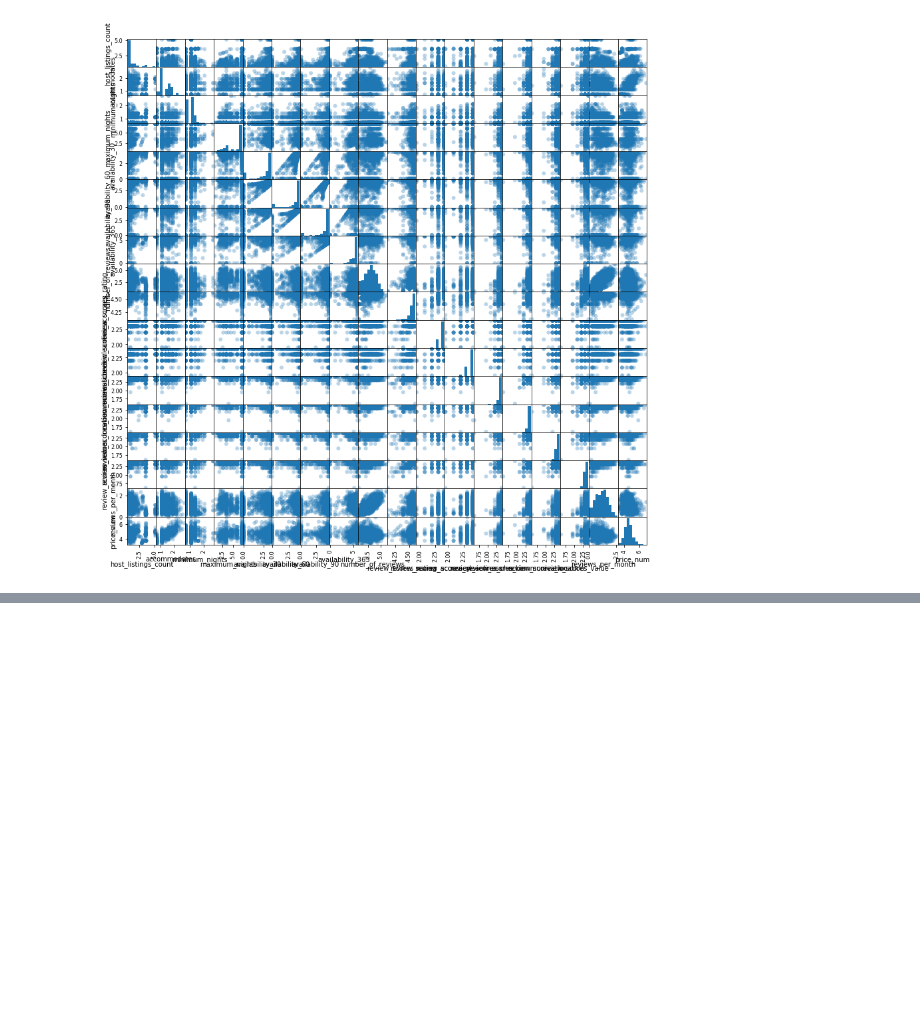
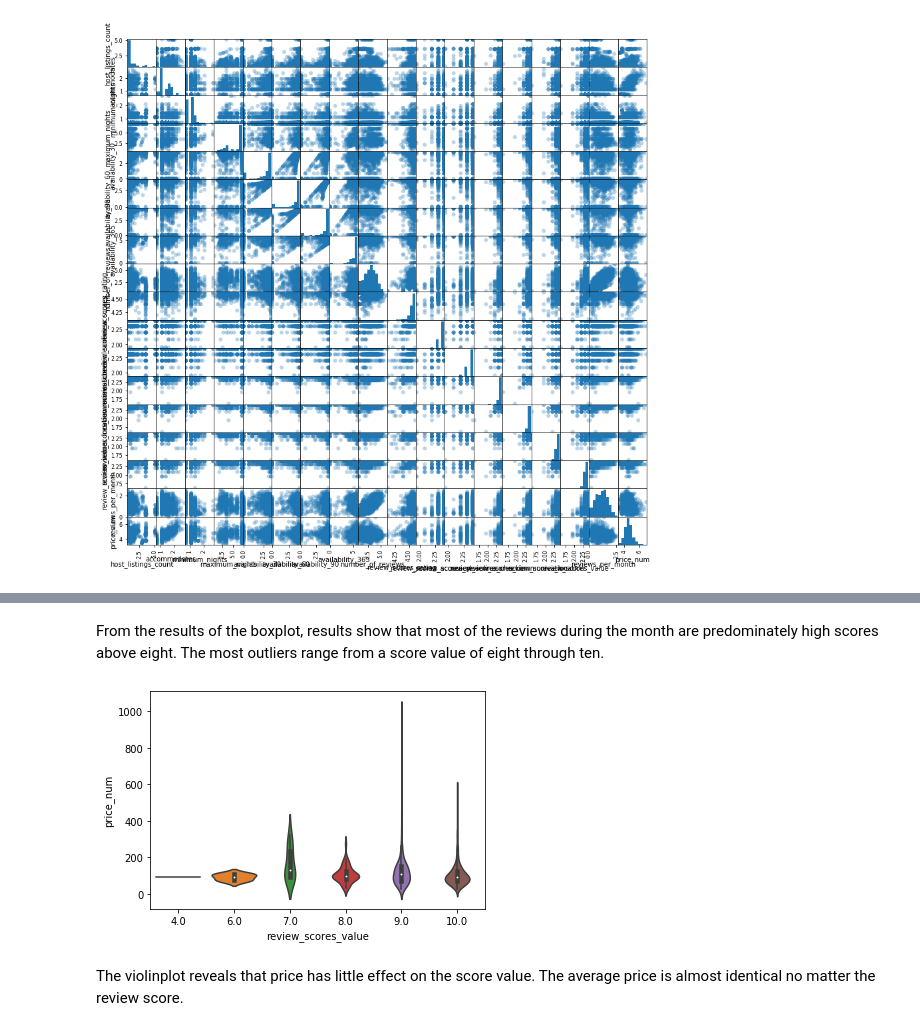
Before and after one commit to emilymoreland-mst/IST5520_G3, a Jupyter notebook: IST 5520 M1 Revised.ipynb, the cells around one changed output, grey strips where cells are left out. Saved outputs shown, nothing was run; the diff lists cells and outputs as text; code cells hidden in the pictures; blank space fills up the shorter version.

```diff
--- a/IST 5520 M1 Revised.ipynb
+++ b/IST 5520 M1 Revised.ipynb
@@ -986,0 +1005,9 @@ scatterplot = pd.plotting.scatter_matrix(ln_lis_refined[column_index],
+# %% [markdown]
+From the results of the boxplot, results show that most of the reviews during the month are predominately high scores above eight. The most outliers range from a score value of eight through ten.
+# %%
+# Violinplot
+Review_Accuracy = sns.violinplot(x = lis["review_scores_value"], y = lis["price_num"])
+# %% [output]
+[figure, added]
+# %% [markdown]
+The violinplot reveals that price has little effect on the score value. The average price is almost identical no matter the review score.
```
Also changed, not shown: parts of 25 cells of this notebook.
